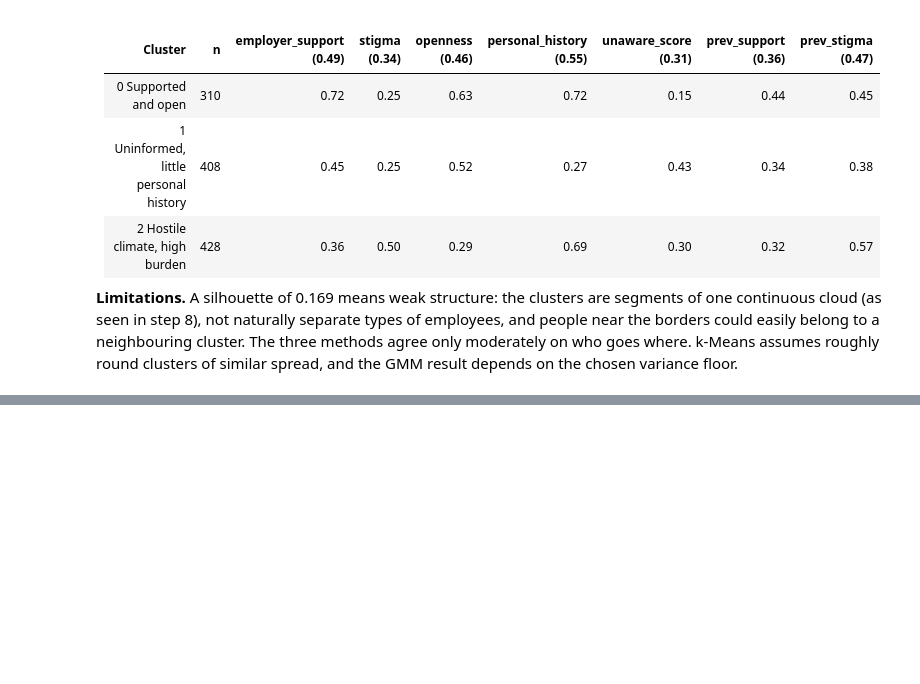
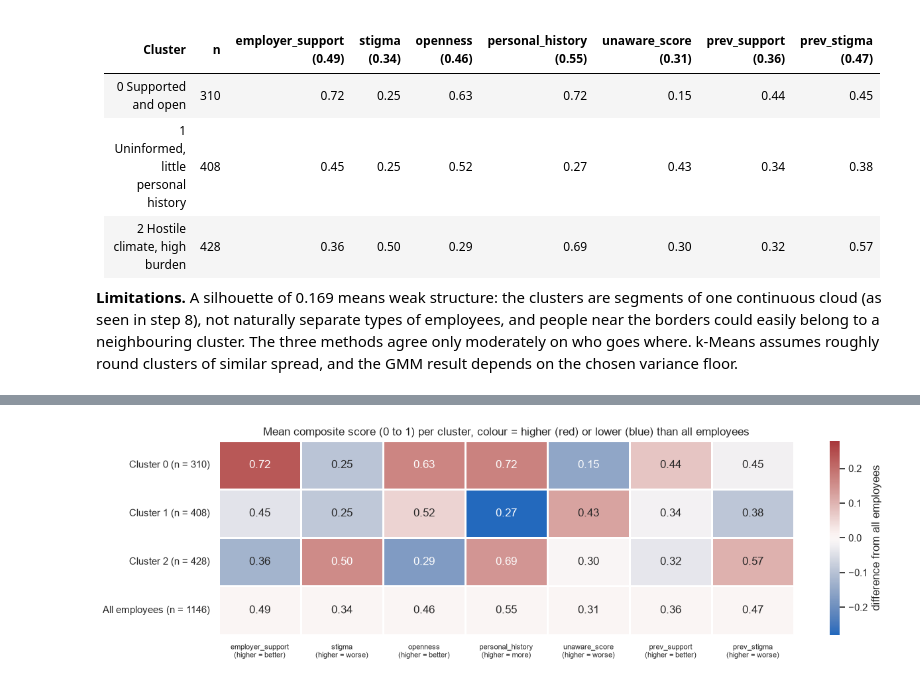
Before and after one commit to fluyid/osmi-mental-health-in-tech, a Jupyter notebook: osmi-clustering/notebooks/01_clustering.ipynb, the cells around one changed output, grey strips where cells are left out. Cells and saved outputs as stored; diff of their text form; code cells hidden in the pictures; blank space fills up the shorter version.

```diff
--- a/osmi-clustering/notebooks/01_clustering.ipynb
+++ b/osmi-clustering/notebooks/01_clustering.ipynb
@@ -1015,0 +1407,12 @@ Clusters were renumbered by their position on PC1 (0 = least hostile climate), s
+# %%
+assert len(clusters) == len(clustering_input) == len(features) == len(employees_clean) == len(context)
+
+profile = clustering_input.groupby(clusters).mean()
+profile.index = [f"Cluster {c}" for c in profile.index]
+profile.loc["All employees"] = clustering_input.mean()
+
+sizes = pd.Series(np.bincount(clusters), index=profile.index[:-1])
+sizes.loc["All employees"] = len(clusters)
+profile.insert(0, "n", sizes)
+profile.insert(1, "share %", (profile["n"] / len(clusters) * 100).round(1))
+profile.round(2)
@@ -1015,0 +1425,22 @@ Clusters were renumbered by their position on PC1 (0 = least hostile climate), s
+# %%
+scores = profile.drop(columns=["n", "share %"])
+difference = scores - scores.loc["All employees"]
+
+direction = {"employer_support": "higher = better", "stigma": "higher = worse",
+             "openness": "higher = better", "personal_history": "higher = more",
+             "unaware_score": "higher = worse", "prev_support": "higher = better",
+             "prev_stigma": "higher = worse"}
+column_labels = [f"{col}\n({direction[col]})" for col in scores.columns]
+limit = difference.abs().to_numpy().max()
+
+fig, ax = plt.subplots(figsize=(14, 3.8))
+sns.heatmap(difference, annot=scores, fmt=".2f", cmap="vlag", center=0, vmin=-limit, vmax=limit,
+            linewidths=2, linecolor="white",
+            cbar_kws={"label": "difference from all employees"}, ax=ax)
+ax.set_yticklabels([f"{name} (n = {n})" for name, n in zip(profile.index, profile["n"])], rotation=0)
+ax.set_xticklabels(column_labels, rotation=0, fontsize=8)
+ax.set_title("Mean composite score (0 to 1) per cluster, colour = higher (red) or lower (blue) than all employees")
+plt.savefig("../figures/cluster_profile_heatmap.png", dpi=150, bbox_inches="tight")
+plt.show()
+# %% [output]
+[figure, added]
```
Also changed, not shown: parts of 75 cells of this notebook, 3 other files.
